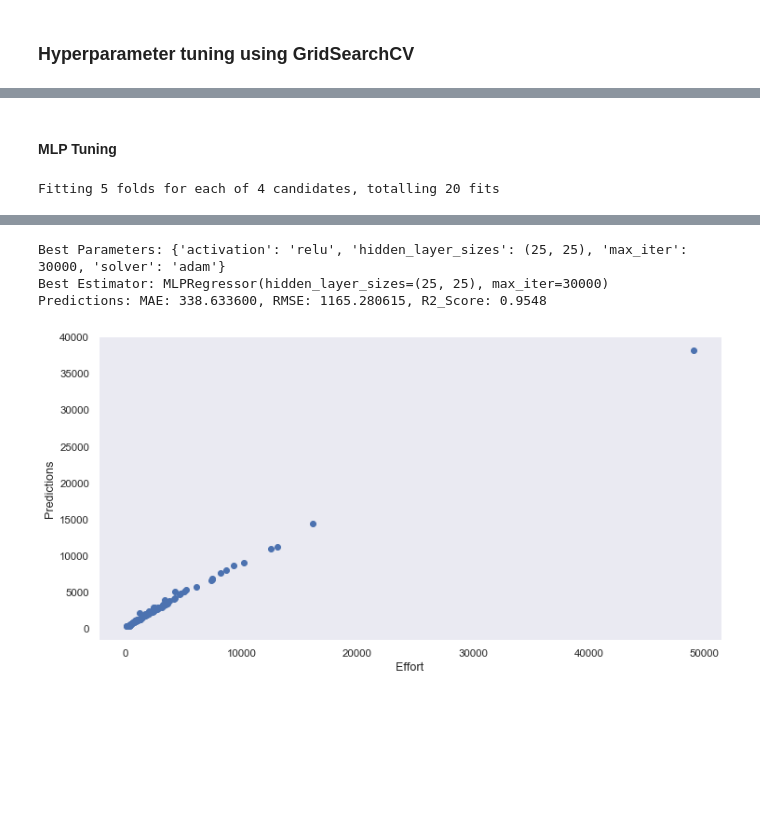
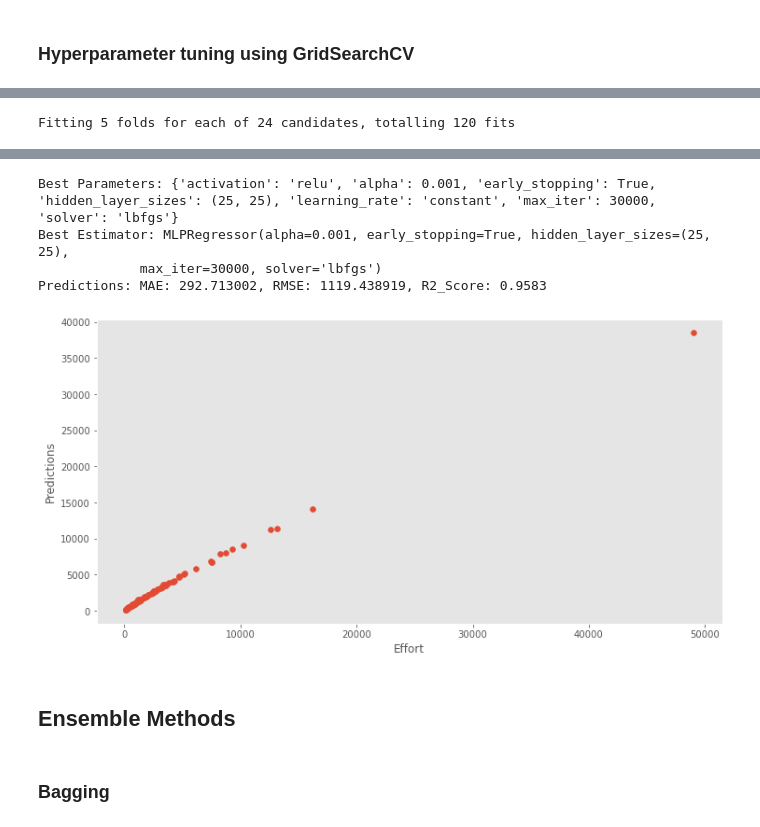
Before and after one commit to bharatnilam/Software-Effort-Estimation-Using-Machine-Learning-Techniques, a Jupyter notebook: China/ch_effort_estimation_final.ipynb, the cells around one changed output, grey strips where cells are left out. Drawn from its saved outputs; the diff is of its cells as text; code cells hidden in the pictures; blank space fills up the shorter version.

```diff
--- a/China/ch_effort_estimation_final.ipynb
+++ b/China/ch_effort_estimation_final.ipynb
@@ -277,15 +281,15 @@ features = ['AFP', 'PDR_UFP', 'NPDU_UFP', 'Resource', 'Added', 'PDR_AFP']
 ## Modeling and Evaluation
 # %%
 def mae(model, X, y):
-    mae = (-cross_val_score(model, X, y, scoring='neg_mean_absolute_error', cv=5))
+    mae = (-cross_val_score(model, X, y, scoring='neg_mean_absolute_error', cv=3))
     return mae
 
 def rmse(model, X, y):
-    rmse = np.sqrt(-cross_val_score(model, X, y, scoring='neg_mean_squared_error', cv=5))
+    rmse = np.sqrt(-cross_val_score(model, X, y, scoring='neg_mean_squared_error', cv=3))
     return rmse
 
 def r2(model, X, y):
-    r2 = (cross_val_score(model, X, y, scoring='r2', cv=5))
+    r2 = (cross_val_score(model, X, y, scoring='r2', cv=3))
     return r2
 # %% [markdown]
 Models with 3-fold cross-validation
@@ -310,9 +314,9 @@ X2_train, X2_test, y2_train, y2_test = train_test_split(X2, y2, test_size=0.2, r
 X2_train_sc = scaler.fit_transform(X2_train)
 X2_test_sc = scaler.fit_transform(X2_test)
 # %%
-models = [LinearRegression(), Lasso(max_iter=2000), Ridge(), ElasticNet(), SGDRegressor(), SVR(), KNeighborsRegressor(), DecisionTreeRegressor(), GradientBoostingRegressor(), RandomForestRegressor(), MLPRegressor(max_iter=10000, hidden_layer_sizes=(10, 10, 10))]
+models = [LinearRegression(), Lasso(max_iter=2000), Ridge(), ElasticNet(), SGDRegressor(), SVR(), KNeighborsRegressor(), DecisionTreeRegressor(), GradientBoostingRegressor(), RandomForestRegressor(), ExtraTreesRegressor(), MLPRegressor(solver='lbfgs', early_stopping=True, max_iter=30000, hidden_layer_sizes=(25, 25))]
 # %%
-names = ['LR', 'LasR', 'RR', 'EN', 'SGD', 'SVR', 'KN', 'DT', 'GB', 'RF', 'MLP']
+names = ['LR', 'LasR', 'RR', 'EN', 'SGD', 'SVR', 'KN', 'DT', 'GB', 'RF', 'ET', 'MLP']
 for name, model in zip(names, models):
     score = (mae(model, X2_train_sc, y2_train), rmse(model, X2_train_sc, y2_train), r2(model, X2_train_sc, y2_train))
     print('{}: {:.6f}, {:.6f}, {:.4f}, {}'.format(name, score[0].mean(), score[1].mean(), score[2].mean(), score[1].std()))
@@ -333,7 +353,7 @@ MLP: 229.374833, 474.265910, 0.9934, 108.95509148930878
 # %%
 def grid(model, param_grid):
     grid = GridSearchCV(model, param_grid, cv=5, verbose=3, n_jobs=-1)
-    grid.fit(X2_train_sc, y2_train)
+    grid.fit(X2_train_sc, y_train)
     print('Best Parameters: {}'.format(grid.best_params_))
     print('Best Estimator: {}'.format(grid.best_estimator_))
     grid_predictions = grid.predict(X2_test_sc)
@@ -403,12 +456,13 @@ Predictions: MAE: 667.954986, RMSE: 2278.902612, R2_Score: 0.8272
-# %% [markdown]
-#### MLP Tuning
 # %%
-mlp_param_grid = {'hidden_layer_sizes':[(25,25), (50,)],
-                 'activation':['relu'],
-                 'solver':['adam'],
-                 'max_iter':[15000, 30000]}
+mlp_param_grid = {'hidden_layer_sizes':[(25,25)],
+                 'activation':['identity', 'relu'],
+                 'solver':['lbfgs', 'adam'],
+                 'alpha':[0.0001,0.001,0.01],
+                 'learning_rate':['adaptive', 'constant'],
+                 'max_iter':[30000],
+                 'early_stopping':[True]}
 
 grid(MLPRegressor(), mlp_param_grid)
 # %% [output]
-Fitting 5 folds for each of 4 candidates, totalling 20 fits
+Fitting 5 folds for each of 24 candidates, totalling 120 fits
 [Parallel(n_jobs=-1)]: Using backend LokyBackend with 8 concurrent workers.
@@ -417,4 +471,7 @@ Fitting 5 folds for each of 4 candidates, totalling 20 fits
-Best Parameters: {'activation': 'relu', 'hidden_layer_sizes': (25, 25), 'max_iter': 30000, 'solver': 'adam'}
-Best Estimator: MLPRegressor(hidden_layer_sizes=(25, 25), max_iter=30000)
-Predictions: MAE: 338.633600, RMSE: 1165.280615, R2_Score: 0.9548
+Best Parameters: {'activation': 'relu', 'alpha': 0.001, 'early_stopping': True, 'hidden_layer_sizes': (25, 25), 'learning_rate': 'constant', 'max_iter': 30000, 'solver': 'lbfgs'}
+Best Estimator: MLPRegressor(alpha=0.001, early_stopping=True, hidden_layer_sizes=(25, 25),
+             max_iter=30000, solver='lbfgs')
+Predictions: MAE: 292.713002, RMSE: 1119.438919, R2_Score: 0.9583
-[figure, old version]
+[figure, new version]
+# %% [markdown]
+## Ensemble Methods
@@ -420,0 +485,2 @@ Predictions: MAE: 338.633600, RMSE: 1165.280615, R2_Score: 0.9548
+# %% [markdown]
+### Bagging
```
Also changed, not shown: parts of 27 cells of this notebook.
